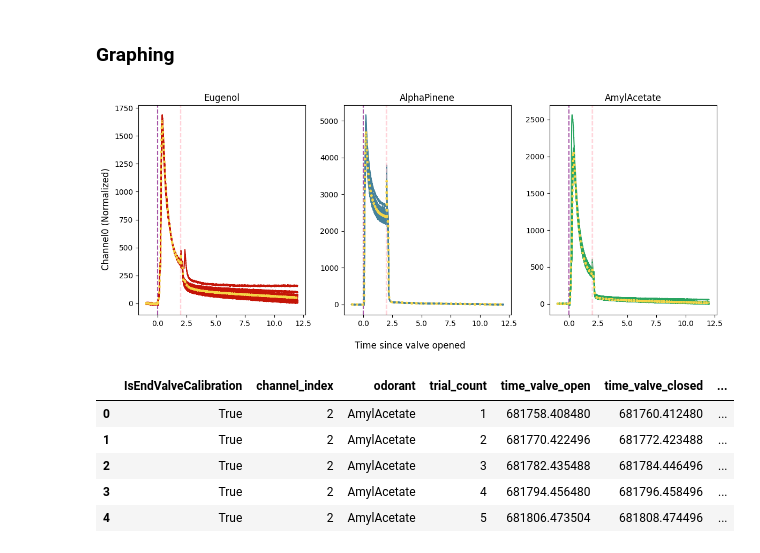
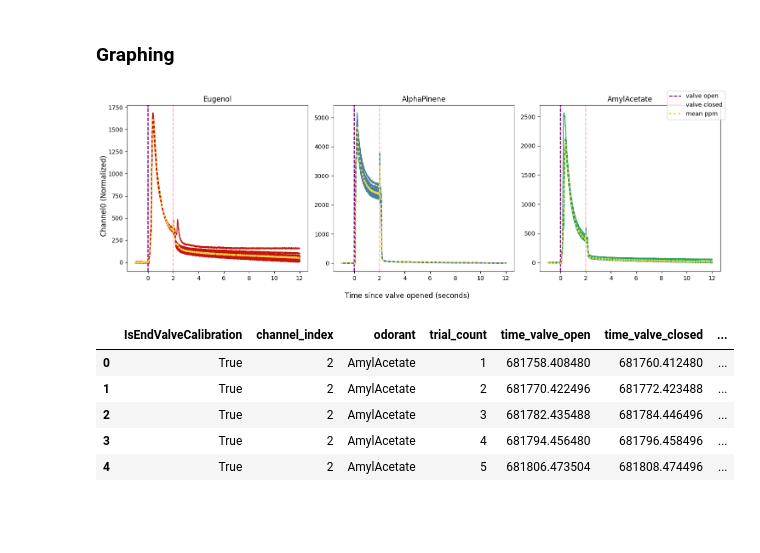
Before and after one commit to AllenNeuralDynamics/aind-behavior-rig-calibration, a Jupyter notebook: examples/olfacto_second_attempt.ipynb, the cells around one changed output. Cells and saved outputs as stored; diff of their text form; code cells hidden in the pictures; blank space fills up the shorter version.

```diff
--- a/examples/olfacto_second_attempt.ipynb
+++ b/examples/olfacto_second_attempt.ipynb
@@ -165,9 +210,15 @@ valve_status['trial_count'] = valve_status.groupby(['channel_index', 'IsEndValve
 # %%
 valve_status = valve_status[['IsEndValveCalibration', 'channel_index', 'odorant', 'trial_count', 'time_valve_open', 'time_valve_closed', 'seconds', 'data']]
 # %%
-plt.figure()
+plt.figure(figsize=(15,5))
 for i, v in valve_status.iterrows():
-    plt.plot(v['seconds'], v['data'])
-    plt.scatter(v['time_valve_open'], 3000, color = 'g')
+    plt.plot(v['seconds'], v['data'], color = 'b')
+    plt.scatter(v['time_valve_open'], 3000, color = 'g', label = 'valve open')
+
+handles, labels = plt.gca().get_legend_handles_labels()
+by_label = dict(zip(labels, handles))
+plt.legend(by_label.values(), by_label.keys())
+plt.ylabel('Channel0')
+plt.xlabel('Seconds')
 plt.show()
 # %% [output]
@@ -175,5 +277,5 @@ plt.show()
 # %%
-plt.figure()
+plt.figure(figsize=(15,5))
 for i, v in valve_status.iloc[0:30].iterrows():
     if v['channel_index'] == 0:
         col = 'r'
@@ -186,12 +288,14 @@ for i, v in valve_status.iloc[0:30].iterrows():
         lab = 'AmylAcetate'
 
     plt.plot([x - v['time_valve_open'] for x in v['seconds']], v['data'], color = col, label = lab)
-    plt.scatter((v['time_valve_open'] - v['time_valve_open']), 3000, color = 'purple')
-    plt.scatter((v['time_valve_closed'] - v['time_valve_open']), 3000, color = 'pink')
+    plt.axvline((v['time_valve_open'] - v['time_valve_open']), color = 'purple', linestyle = '--', label = 'valve open')
+    plt.axvline((v['time_valve_closed'] - v['time_valve_open']), color = 'pink', linestyle = '--', label = 'valve closed')
 
 handles, labels = plt.gca().get_legend_handles_labels()
 by_label = dict(zip(labels, handles))
 plt.legend(by_label.values(), by_label.keys())
+plt.ylabel('Channel0')
+plt.xlabel('Time since valve open (seconds)')
 
 plt.show()
 # %% [output]
@@ -268,37 +372,40 @@ valve_odo_mean
 # %%
 fig, (ax1, ax2, ax3) = plt.subplots(1, 3)
 
 for i, v in valve_interpolate[(valve_interpolate['channel_index'] == 0)].iterrows():
     ax1.plot([x - v['time_valve_open'] for x in v['seconds']], [y - v['data'][0] for y in v['data']], color = '#C41508')
-    ax1.axvline((v['time_valve_open'] - v['time_valve_open']), color = 'purple', linestyle = 'dashed', alpha = .1)
-    ax1.axvline((v['time_valve_closed'] - v['time_valve_open']), color = 'pink', linestyle = 'dashed', alpha = .1)
+    ax1.axvline((v['time_valve_open'] - v['time_valve_open']), color = 'purple', linestyle = 'dashed', label = 'valve open')
+    ax1.axvline((v['time_valve_closed'] - v['time_valve_open']), color = 'pink', linestyle = 'dashed', label = 'valve closed')
     ax1.set_title("Eugenol")
 
-ax1.plot(valve_odo_mean['mean_seconds_norm'][0], valve_odo_mean['mean_data_norm'][0], color = '#F5D547', linestyle = 'dotted', linewidth = 3)
+ax1.plot(valve_odo_mean['mean_seconds_norm'][0], valve_odo_mean['mean_data_norm'][0], color = '#F5D547', linestyle = 'dotted', linewidth = 3, label = 'mean ppm')
 
 for i, v in valve_interpolate[(valve_interpolate['channel_index'] == 1)].iterrows():
     ax2.plot([x - v['time_valve_open'] for x in v['seconds']],  [y - v['data'][0] for y in v['data']], color = '#47829A')
-    ax2.axvline((v['time_valve_open'] - v['time_valve_open']), color = 'purple', linestyle = 'dashed', alpha = .1)
-    ax2.axvline((v['time_valve_closed'] - v['time_valve_open']), color = 'pink', linestyle = 'dashed', alpha = .1)
+    ax2.axvline((v['time_valve_open'] - v['time_valve_open']), color = 'purple', linestyle = 'dashed', label = 'valve open')
+    ax2.axvline((v['time_valve_closed'] - v['time_valve_open']), color = 'pink', linestyle = 'dashed', label = 'valve closed')
     ax2.set_title("AlphaPinene")
 
-ax2.plot(valve_odo_mean['mean_seconds_norm'][1], valve_odo_mean['mean_data_norm'][1], color = '#F5D547', linestyle = 'dotted', linewidth = 3)
+ax2.plot(valve_odo_mean['mean_seconds_norm'][1], valve_odo_mean['mean_data_norm'][1], color = '#F5D547', linestyle = 'dotted', linewidth = 3, label = 'mean ppm')
 
 for i, v in valve_interpolate[(valve_interpolate['channel_index'] == 2)].iterrows():
     ax3.plot([x - v['time_valve_open'] for x in v['seconds']],  [y - v['data'][0] for y in v['data']], color = '#28A460')
-    ax3.axvline((v['time_valve_open'] - v['time_valve_open']), color = 'purple', linestyle = 'dashed', alpha = .1)
-    ax3.axvline((v['time_valve_closed'] - v['time_valve_open']), color = 'pink', linestyle = 'dashed', alpha = .1)
+    ax3.axvline((v['time_valve_open'] - v['time_valve_open']), color = 'purple', linestyle = 'dashed', label = 'valve open')
+    ax3.axvline((v['time_valve_closed'] - v['time_valve_open']), color = 'pink', linestyle = 'dashed', label = 'valve closed')
     ax3.set_title("AmylAcetate")
 
-ax3.plot(valve_odo_mean['mean_seconds_norm'][2], valve_odo_mean['mean_data_norm'][2], color = '#F5D547', linestyle = 'dotted', linewidth = 3)
+ax3.plot(valve_odo_mean['mean_seconds_norm'][2], valve_odo_mean['mean_data_norm'][2], color = '#F5D547', linestyle = 'dotted', linewidth = 3, label = 'mean ppm')
 
-fig.supxlabel('Time since valve opened')
+handles, labels = plt.gca().get_legend_handles_labels()
+by_label = dict(zip(labels, handles))
+fig.legend(by_label.values(), by_label.keys())
+fig.supxlabel('Time since valve opened (seconds)')
 fig.supylabel('Channel0 (Normalized)')
 fig.set_figheight(5)
-fig.set_figwidth(12)
+fig.set_figwidth(15)
 fig.tight_layout()
 # %% [output]
-[figure, old version]
+[figure, new version]
 # %%
 valve_calTrue = valve_status[valve_status['IsEndValveCalibration'] == True]
 valve_calTrue.head()
```
Also changed, not shown: parts of 21 cells of this notebook.
